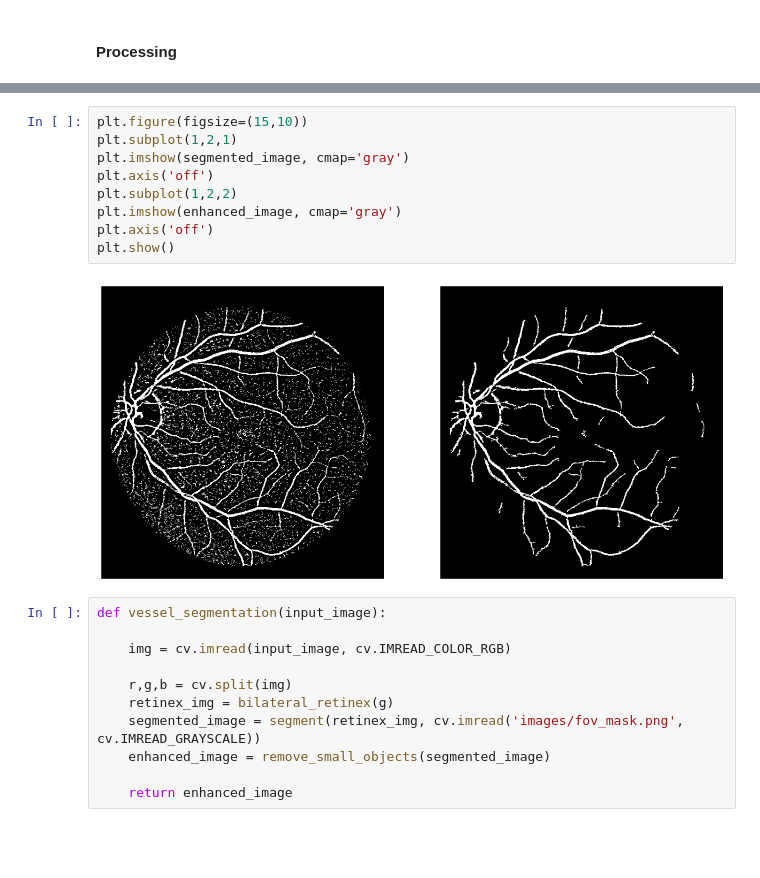
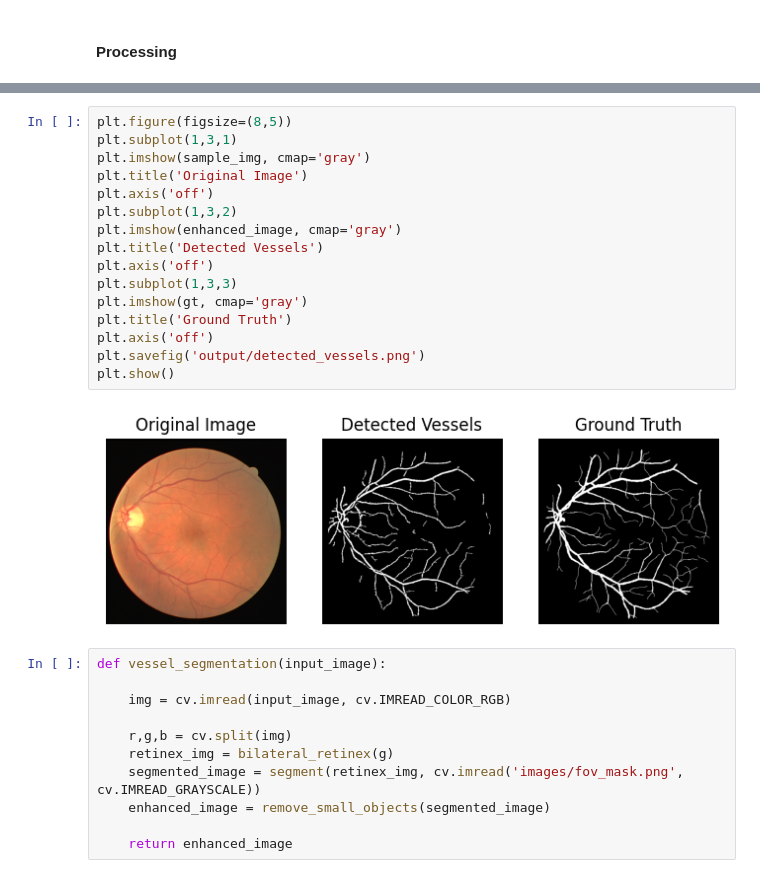
Before and after one commit to christianfaccio/Retinal_Vessel_Detection, a Jupyter notebook: retina.ipynb, the cells around one changed output, grey strips where cells are left out. Cells and saved outputs as stored; diff of their text form; blank space fills up the shorter version.

```diff
--- a/retina.ipynb
+++ b/retina.ipynb
@@ -406,16 +405,23 @@ plt.show()
 # %% [output]
 [figure]
 # %%
-plt.figure(figsize=(15,10))
-plt.subplot(1,2,1)
-plt.imshow(segmented_image, cmap='gray')
+plt.figure(figsize=(8,5))
+plt.subplot(1,3,1)
+plt.imshow(sample_img, cmap='gray')
+plt.title('Original Image')
 plt.axis('off')
-plt.subplot(1,2,2)
+plt.subplot(1,3,2)
 plt.imshow(enhanced_image, cmap='gray')
+plt.title('Detected Vessels')
 plt.axis('off')
+plt.subplot(1,3,3)
+plt.imshow(gt, cmap='gray')
+plt.title('Ground Truth')
+plt.axis('off')
+plt.savefig('output/detected_vessels.png')
 plt.show()
 # %% [output]
-[figure, old version]
+[figure, new version]
 # %%
 def vessel_segmentation(input_image):
 
```
Also changed, not shown: parts of 1 cell of this notebook, 1 other file.
